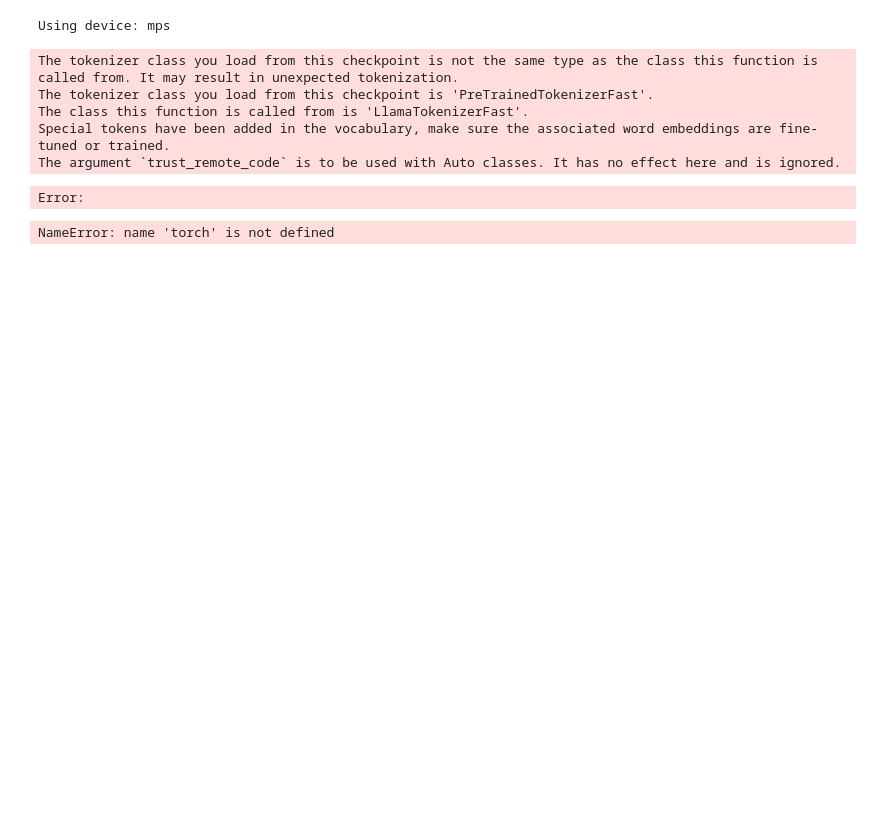
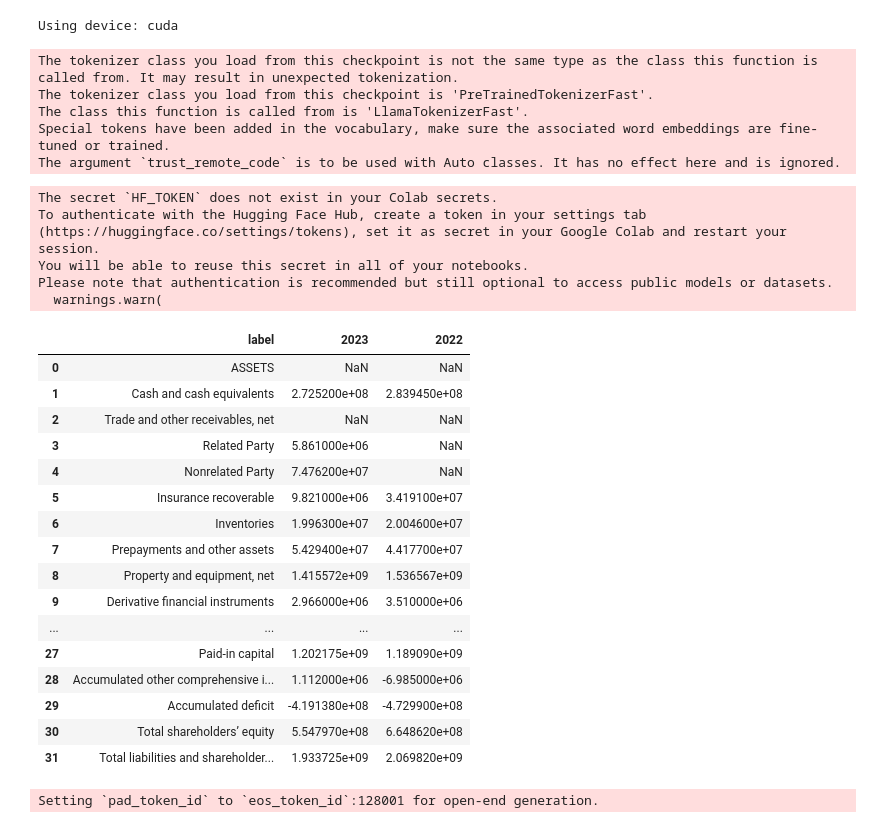
Before and after one commit to lingruiz/northwest-document-processing, a Jupyter notebook: fingpt_pipeline.ipynb, the cells around one changed output. Drawn from its saved outputs; the diff is of its cells as text; code cells hidden in the pictures; blank space fills up the shorter version.

```diff
--- a/fingpt_pipeline.ipynb
+++ b/fingpt_pipeline.ipynb
@@ -40,20 +43,26 @@ base_model = "meta-llama/Meta-Llama-3-8B"
 peft_model = "FinGPT/fingpt-mt_llama3-8b_lora"
 token = "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"
 # %%
-# Check if MPS (Apple GPU) is available, otherwise use CPU
-device = torch.device("mps" if torch.backends.mps.is_available() else "cpu")
+# Set device to CPU
+device = torch.device("cuda" if torch.cuda.is_available() else "cpu")
 print(f"Using device: {device}")
 # %% [output]
-Using device: mps
+Using device: cuda
 # %%
 # Load the tokenizer
 tokenizer = LlamaTokenizerFast.from_pretrained(base_model, use_auth_token=token, trust_remote_code=True)
 tokenizer.pad_token = tokenizer.eos_token
 
-# Load the model and move it to the appropriate device
-model = LlamaForCausalLM.from_pretrained(base_model, use_auth_token=token, trust_remote_code=True)
+# Load the base model and the LoRA fine-tuned model on CPU
+model = LlamaForCausalLM.from_pretrained(
+    base_model,
+    use_auth_token=token,
+    trust_remote_code=True,
+    torch_dtype=torch.float16
+)
+model = model.to(device)
 model = PeftModel.from_pretrained(model, peft_model)
-model = model.to(device)  # Move model to MPS if available
+model = model.to(device)
 model = model.eval()
 # %% [output]
 The tokenizer class you load from this checkpoint is not the same type as the class this function is called from. It may result in unexpected tokenization.
@@ -61,10 +70,8 @@ The tokenizer class you load from this checkpoint is 'PreTrainedTokenizerFast'.
 The class this function is called from is 'LlamaTokenizerFast'.
 Special tokens have been added in the vocabulary, make sure the associated word embeddings are fine-tuned or trained.
 The argument `trust_remote_code` is to be used with Auto classes. It has no effect here and is ignored.
-Error:
+The secret `HF_TOKEN` does not exist in your Colab secrets.
+To authenticate with the Hugging Face Hub, create a token in your settings tab (https://huggingface.co/settings/tokens), set it as secret in your Google Colab and restart your session.
+You will be able to reuse this secret in all of your notebooks.
+Please note that authentication is recommended but still optional to access public models or datasets.
+  warnings.warn(
-# %%
-# Set device
-device = torch.device("mps" if torch.backends.mps.is_available() else "cpu")
-model = model.to(device)
-# %% [output]
-NameError: name 'torch' is not defined
@@ -70,0 +82,23 @@ NameError: name 'torch' is not defined
+# %%
+# Read the CSV file
+financial_statements_df = pd.read_csv("balance_sheet.csv")
+# %%
+financial_statements_df
+# %% [output]
+|  | label | 2023 | 2022 |
+| 0 | ASSETS | NaN | NaN |
+| 1 | Cash and cash equivalents | 2.725200e+08 | 2.839450e+08 |
+| 2 | Trade and other receivables, net | NaN | NaN |
+| 3 | Related Party | 5.861000e+06 | NaN |
+| 4 | Nonrelated Party | 7.476200e+07 | NaN |
+| 5 | Insurance recoverable | 9.821000e+06 | 3.419100e+07 |
+| 6 | Inventories | 1.996300e+07 | 2.004600e+07 |
+| 7 | Prepayments and other assets | 5.429400e+07 | 4.417700e+07 |
+| 8 | Property and equipment, net | 1.415572e+09 | 1.536567e+09 |
+| 9 | Derivative financial instruments | 2.966000e+06 | 3.510000e+06 |
+| ... | ... | ... | ... |
+| 27 | Paid-in capital | 1.202175e+09 | 1.189090e+09 |
+| 28 | Accumulated other comprehensive i... | 1.112000e+06 | -6.985000e+06 |
+| 29 | Accumulated deficit | -4.191380e+08 | -4.729900e+08 |
+| 30 | Total shareholders’ equity | 5.547970e+08 | 6.648620e+08 |
+| 31 | Total liabilities and shareholder... | 1.933725e+09 | 2.069820e+09 |
@@ -70,0 +139,12 @@ NameError: name 'torch' is not defined
+# %%
+# Tokenize and encode the prompt
+tokens = tokenizer(prompt, return_tensors="pt", padding=True, max_length=512).to(device)
+
+# Generate the calculated ratios and analysis using FinGPT
+with torch.no_grad():
+    res = model.generate(**tokens, max_new_tokens=1024)#, temperature=0.2, repetition_penalty=1.5)
+
+# Decode the output tokens into text
+calculated_ratios_and_analysis = tokenizer.decode(res[0])#, skip_special_tokens=True)
+# %% [output]
+Setting `pad_token_id` to `eos_token_id`:128001 for open-end generation.
```
Also changed, not shown: parts of 6 cells of this notebook.
